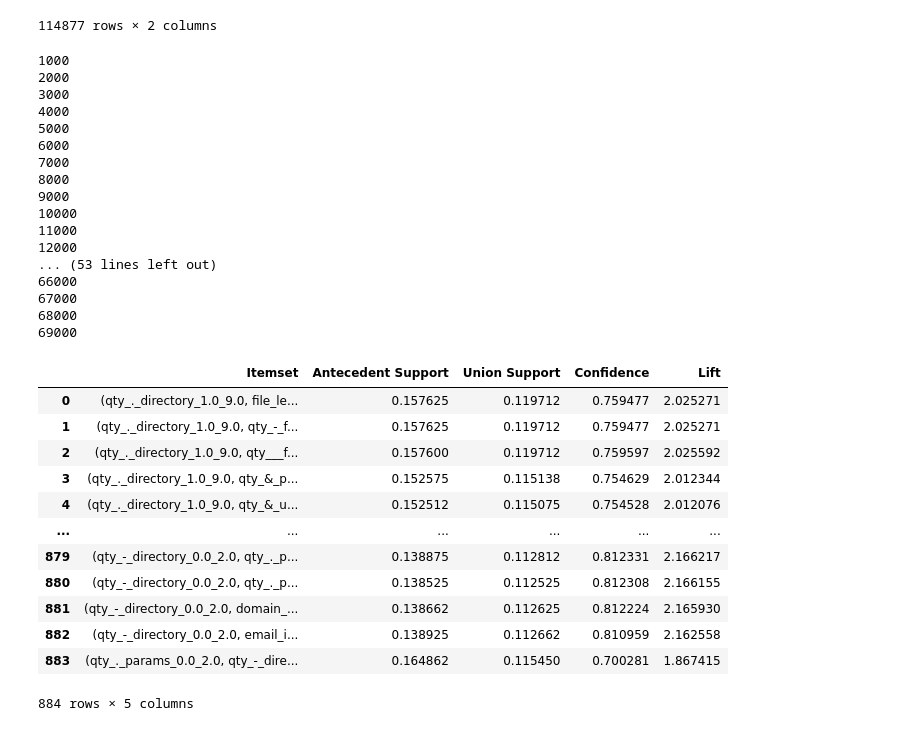
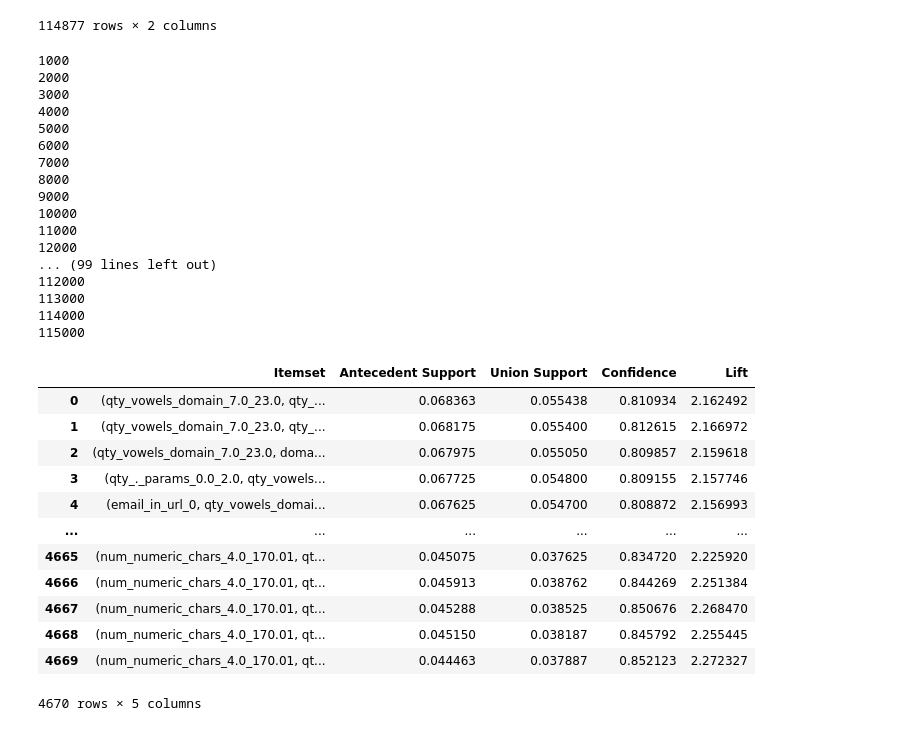
Before and after one commit to RezaAbbaszadeh/PhishingDetection, a Jupyter notebook: frequent_patterns.ipynb, the cells around one changed output. Saved outputs shown, nothing was run; the diff lists cells and outputs as text; code cells hidden in the pictures.

```diff
--- a/frequent_patterns.ipynb
+++ b/frequent_patterns.ipynb
@@ -268,7 +269,7 @@ def mine_frequent_itemsets(df_itemsets, label, min_support=0.01):
         print(one_hot_df.shape)
 
         # Mine frequent patterns from filtered transactions
-        frequent_itemsets = fpgrowth(one_hot_df, min_support=min_support, use_colnames=True)
+        frequent_itemsets = fpgrowth(one_hot_df, min_support=min_support, use_colnames=True, max_len=5)
         # frequent_itemsets = apriori(one_hot_df, min_support=min_support, use_colnames=True)
 
         # Append 'phishing_1' to all itemsets
@@ -283,7 +284,7 @@ def mine_frequent_itemsets(df_itemsets, label, min_support=0.01):
     return combined_frequent_itemsets
 
 
-min_support = 0.3  # Adjust minimum support threshold
+min_support = 0.1  # Adjust minimum support threshold
 # Mine frequent itemsets
 frequent_itemset_0 = mine_frequent_itemsets(df, 'phishing_0', min_support)
 frequent_itemset_1 = mine_frequent_itemsets(df, 'phishing_1', min_support)
@@ -326,20 +327,7 @@ print(filtered)
 
 [6399 rows x 2 columns]
 # %%
-def generate_association_rules(df, frequent_itemsets, label, min_threshold=0.7):
-    """
-    Generates association rules with a specified consequent (label),
-    a minimum confidence threshold, and calculates lift.
-
-    Parameters:
-        df (pd.DataFrame): DataFrame containing a column 'itemsets' with transactions (lists of items).
-        frequent_itemsets (list): List of frequent itemsets.
-        label (str): Consequent item (e.g., 'phishing_1').
-        min_threshold (float): Minimum confidence threshold.
-
-    Returns:
-        pd.DataFrame: DataFrame with generated association rules including lift.
-    """
+def generate_association_rules(df, frequent_itemsets, label, min_threshold=0.8):
     # Convert transactions into a one-hot encoded DataFrame
     transactions = df['itemsets']
     te = TransactionEncoder()
@@ -438,36 +426,36 @@ frequent_itemset_1
 114877 rows × 2 columns
 # %%
 rules_df = generate_association_rules(df, frequent_itemset_1['itemsets'], 'phishing_1')
-rules_df.to_csv('pattern_mining/rules_1.csv')
+rules_df.to_csv('pattern_mining/rules_1_2.csv')
 rules_df
 # %% [output]
 1000
 2000
 3000
 4000
 5000
 6000
 7000
 8000
 9000
 10000
 11000
 12000
-... (53 lines left out)
-66000
-67000
-68000
-69000
+... (99 lines left out)
+112000
+113000
+114000
+115000
 |  | Itemset | Antecedent Support | Union Support | Confidence | Lift |
-| 0 | (qty_._directory_1.0_9.0, file_le... | 0.157625 | 0.119712 | 0.759477 | 2.025271 |
-| 1 | (qty_._directory_1.0_9.0, qty_-_f... | 0.157625 | 0.119712 | 0.759477 | 2.025271 |
-| 2 | (qty_._directory_1.0_9.0, qty___f... | 0.157600 | 0.119712 | 0.759597 | 2.025592 |
-| 3 | (qty_._directory_1.0_9.0, qty_&_p... | 0.152575 | 0.115138 | 0.754629 | 2.012344 |
-| 4 | (qty_._directory_1.0_9.0, qty_&_u... | 0.152512 | 0.115075 | 0.754528 | 2.012076 |
+| 0 | (qty_vowels_domain_7.0_23.0, qty_... | 0.068363 | 0.055438 | 0.810934 | 2.162492 |
+| 1 | (qty_vowels_domain_7.0_23.0, qty_... | 0.068175 | 0.055400 | 0.812615 | 2.166972 |
+| 2 | (qty_vowels_domain_7.0_23.0, doma... | 0.067975 | 0.055050 | 0.809857 | 2.159618 |
+| 3 | (qty_._params_0.0_2.0, qty_vowels... | 0.067725 | 0.054800 | 0.809155 | 2.157746 |
+| 4 | (email_in_url_0, qty_vowels_domai... | 0.067625 | 0.054700 | 0.808872 | 2.156993 |
 | ... | ... | ... | ... | ... | ... |
-| 879 | (qty_-_directory_0.0_2.0, qty_._p... | 0.138875 | 0.112812 | 0.812331 | 2.166217 |
-| 880 | (qty_-_directory_0.0_2.0, qty_._p... | 0.138525 | 0.112525 | 0.812308 | 2.166155 |
-| 881 | (qty_-_directory_0.0_2.0, domain_... | 0.138662 | 0.112625 | 0.812224 | 2.165930 |
-| 882 | (qty_-_directory_0.0_2.0, email_i... | 0.138925 | 0.112662 | 0.810959 | 2.162558 |
-| 883 | (qty_._params_0.0_2.0, qty_-_dire... | 0.164862 | 0.115450 | 0.700281 | 1.867415 |
+| 4665 | (num_numeric_chars_4.0_170.01, qt... | 0.045075 | 0.037625 | 0.834720 | 2.225920 |
+| 4666 | (num_numeric_chars_4.0_170.01, qt... | 0.045913 | 0.038762 | 0.844269 | 2.251384 |
+| 4667 | (num_numeric_chars_4.0_170.01, qt... | 0.045288 | 0.038525 | 0.850676 | 2.268470 |
+| 4668 | (num_numeric_chars_4.0_170.01, qt... | 0.045150 | 0.038187 | 0.845792 | 2.255445 |
+| 4669 | (num_numeric_chars_4.0_170.01, qt... | 0.044463 | 0.037887 | 0.852123 | 2.272327 |
-884 rows × 5 columns
+4670 rows × 5 columns
```
Also changed, not shown: parts of 4 cells of this notebook, 2 other files.
